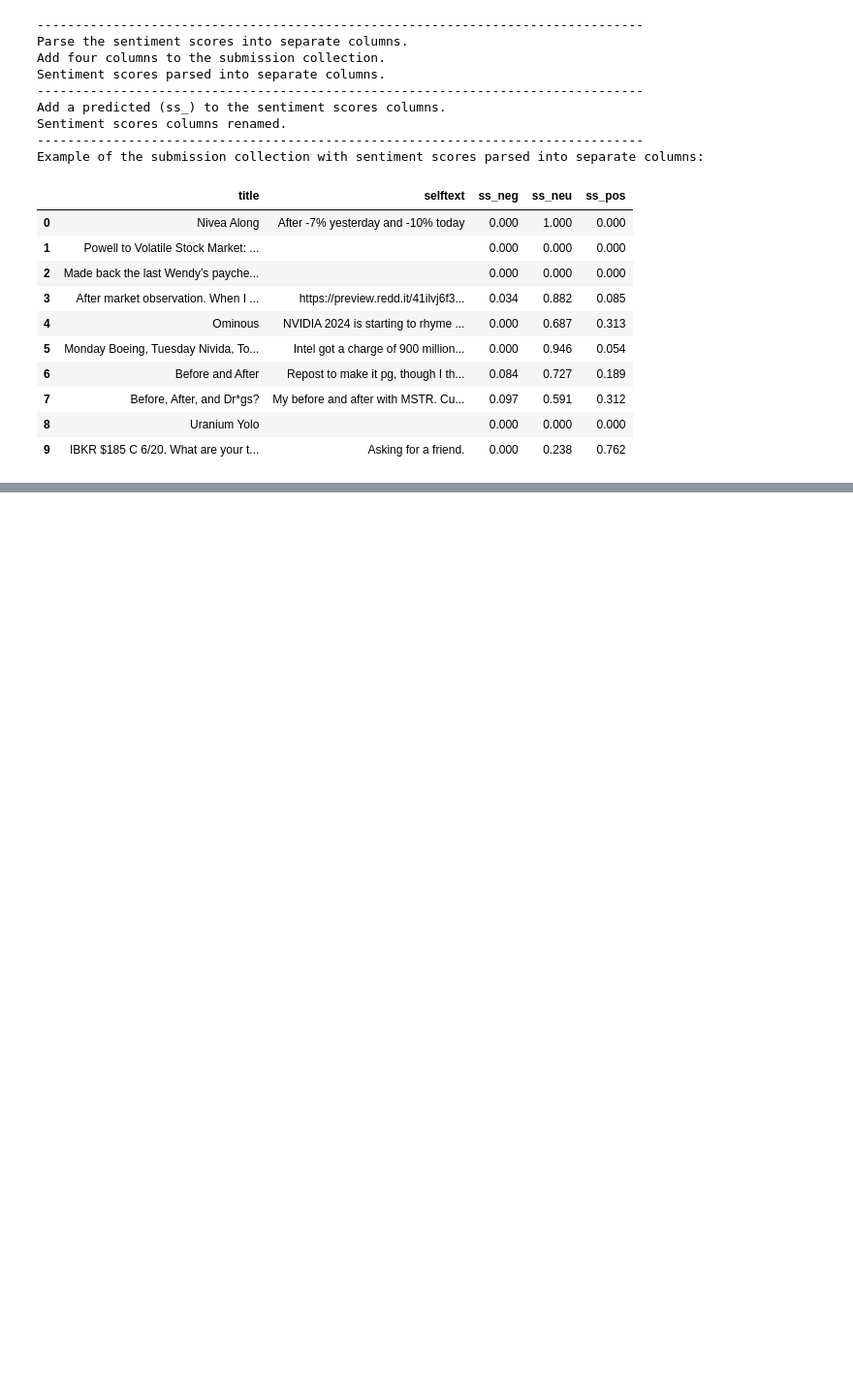
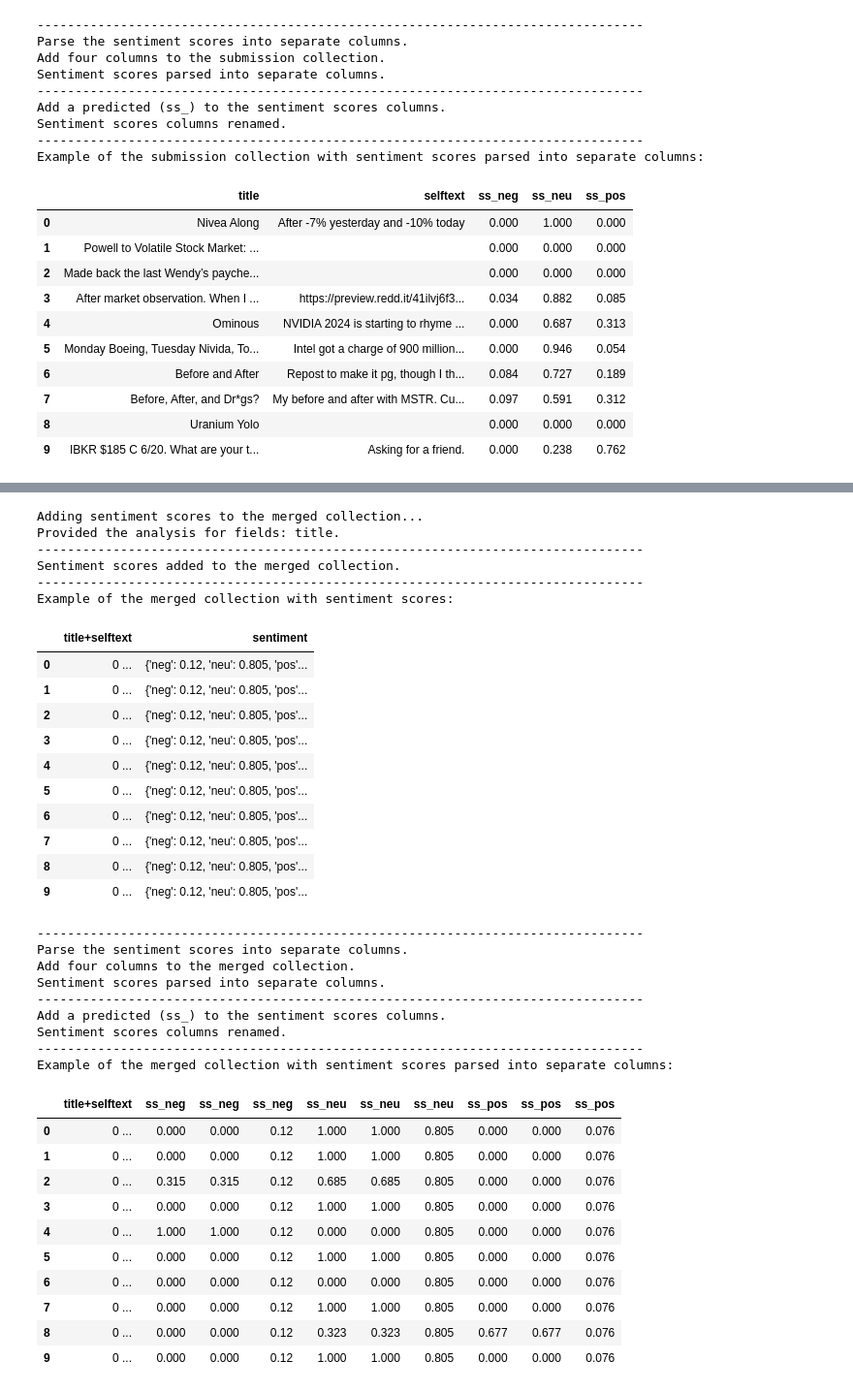
Before and after one commit to ColeJMitchell/machine-learning-stock-prediction, a Jupyter notebook: sentiment_analysis.ipynb, the cells around one changed output, grey strips where cells are left out. Shown at 97% size. Cells and saved outputs as stored; diff of their text form; code cells hidden in the pictures; blank space fills up the shorter version.

Commit message:
update sentiment analysis

```diff
--- a/sentiment_analysis.ipynb
+++ b/sentiment_analysis.ipynb
@@ -126,3 +132,22 @@ display(comment_collection.head())
+# %%
+MERGED_DATASET_PATH = './data/merged-reddit-wsb.parquet'
+
+# Verify that the path exists
+if not os.path.exists(MERGED_DATASET_PATH):
+    print(f"Error: The file {MERGED_DATASET_PATH} does not exist.")
+
+# Create a pyarrow schema for the merged dataset.
+merged_schema = pyarrow.schema([
+    ('title', pyarrow.string()),
+    ('upvote_ratio', pyarrow.float64()),
+    ('id', pyarrow.string()),
+    ('permalink', pyarrow.string()),
+    ('num_comments', pyarrow.int64()),
+    ('created_utc', pyarrow.float64()),
+    ('selftext', pyarrow.string())
+])
+
+merged_collection = pd.read_parquet(MERGED_DATASET_PATH, engine='pyarrow', schema=merged_schema)
 # %% [markdown]
 ## Part 2: Initial Analysis
 # %%
@@ -296,4 +321,65 @@ Example of the submission collection with sentiment scores parsed into separate
 | 7 | Feels like a horrible time to loo... | 0.424 | 0.424 | 0.152 |
 | 8 | AMD and NVDA are down 10% ![img](... | 0.000 | 1.000 | 0.000 |
 | 9 | This is a classic Powell talks an... | 0.211 | 0.409 | 0.380 |
+# %%
+# Add the sentiment scores to the submission collection.
+print("Adding sentiment scores to the merged collection...")
+print("Provided the analysis for fields: title+selftext.")
+print("-" * 80)
+merged_collection['title+selftext'] = f'{merged_collection['title']} {merged_collection['selftext']}'
+merged_collection['sentiment'] = merged_collection['title+selftext'].apply(analyze_sentiment)
+print("Sentiment scores added to the merged collection.")
+print("-" * 80)
+print("Example of the merged collection with sentiment scores:")
+display(merged_collection[['title+selftext', 'sentiment']].head(10))
+print("-" * 80)
+print("Parse the sentiment scores into separate columns.")
+print("Add four columns to the merged collection.")
+merged_collection[['neg', 'neu', 'pos', 'compound']] = merged_collection['sentiment'].apply(pd.Series)
+print("Sentiment scores parsed into separate columns.")
+print("-" * 80)
+print("Add a predicted (ss_) to the sentiment scores columns.")
+merged_collection.rename(columns={'neg': 'ss_neg', 'neu': 'ss_neu', 'pos': 'ss_pos', 'compound': 'ss_compound'}, inplace=True)
+print("Sentiment scores columns renamed.")
+print("-" * 80)
+print("Example of the merged collection with sentiment scores parsed into separate columns:")
+display(merged_collection[['title+selftext', 'ss_neg', 'ss_neu', 'ss_pos']].head(10))
+# %% [output]
+Adding sentiment scores to the merged collection...
+Provided the analysis for fields: title.
+--------------------------------------------------------------------------------
+Sentiment scores added to the merged collection.
+--------------------------------------------------------------------------------
+Example of the merged collection with sentiment scores:
+|  | title+selftext | sentiment |
+| 0 | 0 ... | {'neg': 0.12, 'neu': 0.805, 'pos'... |
+| 1 | 0 ... | {'neg': 0.12, 'neu': 0.805, 'pos'... |
+| 2 | 0 ... | {'neg': 0.12, 'neu': 0.805, 'pos'... |
+| 3 | 0 ... | {'neg': 0.12, 'neu': 0.805, 'pos'... |
+| 4 | 0 ... | {'neg': 0.12, 'neu': 0.805, 'pos'... |
+| 5 | 0 ... | {'neg': 0.12, 'neu': 0.805, 'pos'... |
+| 6 | 0 ... | {'neg': 0.12, 'neu': 0.805, 'pos'... |
+| 7 | 0 ... | {'neg': 0.12, 'neu': 0.805, 'pos'... |
+| 8 | 0 ... | {'neg': 0.12, 'neu': 0.805, 'pos'... |
+| 9 | 0 ... | {'neg': 0.12, 'neu': 0.805, 'pos'... |
+--------------------------------------------------------------------------------
+Parse the sentiment scores into separate columns.
+Add four columns to the merged collection.
+Sentiment scores parsed into separate columns.
+--------------------------------------------------------------------------------
+Add a predicted (ss_) to the sentiment scores columns.
+Sentiment scores columns renamed.
+--------------------------------------------------------------------------------
+Example of the merged collection with sentiment scores parsed into separate columns:
+|  | title+selftext | ss_neg | ss_neg | ss_neg | ss_neu | ss_neu | ss_neu | ss_pos | ss_pos | ss_pos |
+| 0 | 0 ... | 0.000 | 0.000 | 0.12 | 1.000 | 1.000 | 0.805 | 0.000 | 0.000 | 0.076 |
+| 1 | 0 ... | 0.000 | 0.000 | 0.12 | 1.000 | 1.000 | 0.805 | 0.000 | 0.000 | 0.076 |
+| 2 | 0 ... | 0.315 | 0.315 | 0.12 | 0.685 | 0.685 | 0.805 | 0.000 | 0.000 | 0.076 |
+| 3 | 0 ... | 0.000 | 0.000 | 0.12 | 1.000 | 1.000 | 0.805 | 0.000 | 0.000 | 0.076 |
+| 4 | 0 ... | 1.000 | 1.000 | 0.12 | 0.000 | 0.000 | 0.805 | 0.000 | 0.000 | 0.076 |
+| 5 | 0 ... | 0.000 | 0.000 | 0.12 | 1.000 | 1.000 | 0.805 | 0.000 | 0.000 | 0.076 |
+| 6 | 0 ... | 0.000 | 0.000 | 0.12 | 0.000 | 0.000 | 0.805 | 0.000 | 0.000 | 0.076 |
+| 7 | 0 ... | 0.000 | 0.000 | 0.12 | 1.000 | 1.000 | 0.805 | 0.000 | 0.000 | 0.076 |
+| 8 | 0 ... | 0.000 | 0.000 | 0.12 | 0.323 | 0.323 | 0.805 | 0.677 | 0.677 | 0.076 |
+| 9 | 0 ... | 0.000 | 0.000 | 0.12 | 1.000 | 1.000 | 0.805 | 0.000 | 0.000 | 0.076 |
 # %% [markdown]
```
Also changed, not shown: parts of 5 cells of this notebook, 13 other files.
